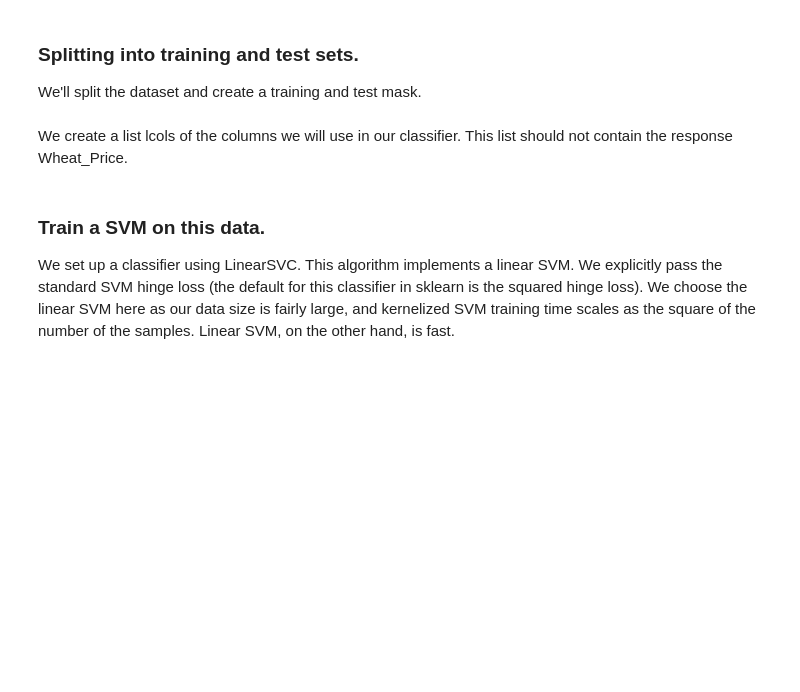
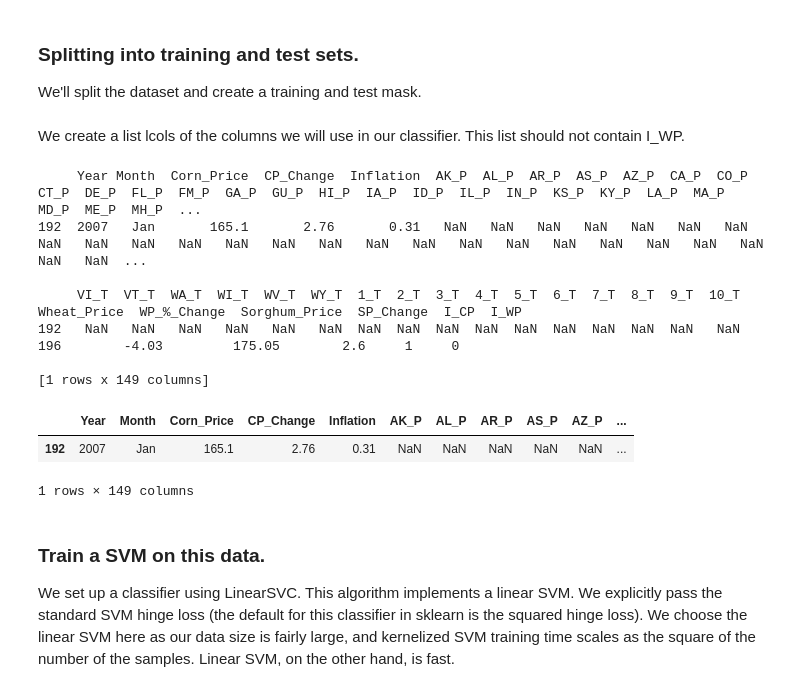
Before and after one commit to dwang953/109-Project, a Jupyter notebook: working_notebooks/Modeling_Data.ipynb, the cells around one changed output. Saved outputs shown, nothing was run; the diff lists cells and outputs as text; code cells hidden in the pictures; blank space fills up the shorter version.

```diff
--- a/working_notebooks/Modeling_Data.ipynb
+++ b/working_notebooks/Modeling_Data.ipynb
@@ -31,9 +31,7 @@ dftouse['Wheat_Price'] = dftouse['Wheat_Price'].map(lambda x: int(round(x)))
 # %% [markdown]
 Let's create indicator variables for whether wheat price and corn price increases. Let I=1 denote that the price increase, and I=0 otherwise.
 # %%
-dftouse['CP_Change'] = dftouse['CP_Change'].map(lambda x: float(x.replace('%','')))
 dftouse['I_CP'] =dftouse['CP_Change'].map(lambda x: 1 if x > 0 else 0)
-dftouse['WP_%_Change'] = dftouse['WP_%_Change'].map(lambda x: float(x.replace('%','')))
 dftouse['I_WP'] =dftouse['WP_%_Change'].map(lambda x: 1 if x > 0 else 0)
 dftouse.head()
 # %% [output]
@@ -57,4 +57,4 @@ mask[itrain]=1
 mask[itest]=0
 mask = (mask==1)
 # %% [markdown]
-We create a list lcols of the columns we will use in our classifier. This list should not contain the response Wheat_Price.
+We create a list lcols of the columns we will use in our classifier. This list should not contain I_WP.
@@ -63,3 +67,18 @@ lcols = ['Corn_Price', 'I_CP', 'CP_Change', 'Inflation']
+# %%
+print (dftouse[np.isnan(dftouse['1_P'])]).head(1)
+test = dftouse[(dftouse['Year'] == 2007) & (dftouse['Month'] == 'Jan')]
+test
+# %% [output]
+     Year Month  Corn_Price  CP_Change  Inflation  AK_P  AL_P  AR_P  AS_P  AZ_P  CA_P  CO_P  CT_P  DE_P  FL_P  FM_P  GA_P  GU_P  HI_P  IA_P  ID_P  IL_P  IN_P  KS_P  KY_P  LA_P  MA_P  MD_P  ME_P  MH_P  ...
+192  2007   Jan       165.1       2.76       0.31   NaN   NaN   NaN   NaN   NaN   NaN   NaN   NaN   NaN   NaN   NaN   NaN   NaN   NaN   NaN   NaN   NaN   NaN   NaN   NaN   NaN   NaN   NaN   NaN   NaN  ...
+
+     VI_T  VT_T  WA_T  WI_T  WV_T  WY_T  1_T  2_T  3_T  4_T  5_T  6_T  7_T  8_T  9_T  10_T  Wheat_Price  WP_%_Change  Sorghum_Price  SP_Change  I_CP  I_WP
+192   NaN   NaN   NaN   NaN   NaN   NaN  NaN  NaN  NaN  NaN  NaN  NaN  NaN  NaN  NaN   NaN          196        -4.03         175.05        2.6     1     0
+
+[1 rows x 149 columns]
+|  | Year | Month | Corn_Price | CP_Change | Inflation | AK_P | AL_P | AR_P | AS_P | AZ_P | ... |
+| 192 | 2007 | Jan | 165.1 | 2.76 | 0.31 | NaN | NaN | NaN | NaN | NaN | ... |
+1 rows × 149 columns
 # %% [markdown]
 ### Train a SVM on this data.
 
```
Also changed, not shown: parts of 11 cells of this notebook, 1 other file.
